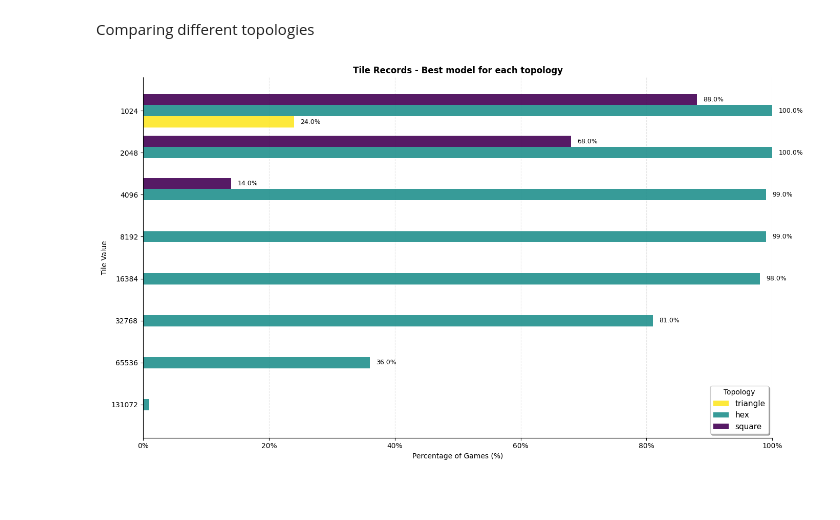
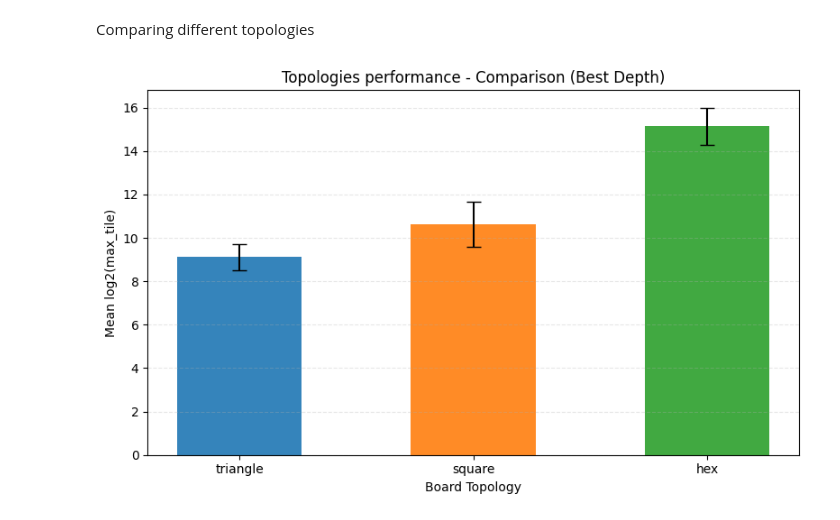
Before and after one commit to VLV-co/project_mc906, a Jupyter notebook: analysis/analysis.ipynb, the cells around one changed output. Saved outputs shown, nothing was run; the diff lists cells and outputs as text; code cells hidden in the pictures; blank space fills up the shorter version.

Commit message:
fix comparison topologies graphic

```diff
--- a/analysis/analysis.ipynb
+++ b/analysis/analysis.ipynb
@@ -308,6 +244,6 @@ for board_type, heuristics in datasets.items():
 # %% [markdown]
 Comparing different topologies
 # %%
-plot_tile_records_snake_across_boards(datasets)
+plot_mean_log2_max_tile_per_topology(datasets)
 # %% [output]
-[figure, old version]
+[figure, new version]
```
Also changed, not shown: parts of 3 cells of this notebook, 1 other file.
